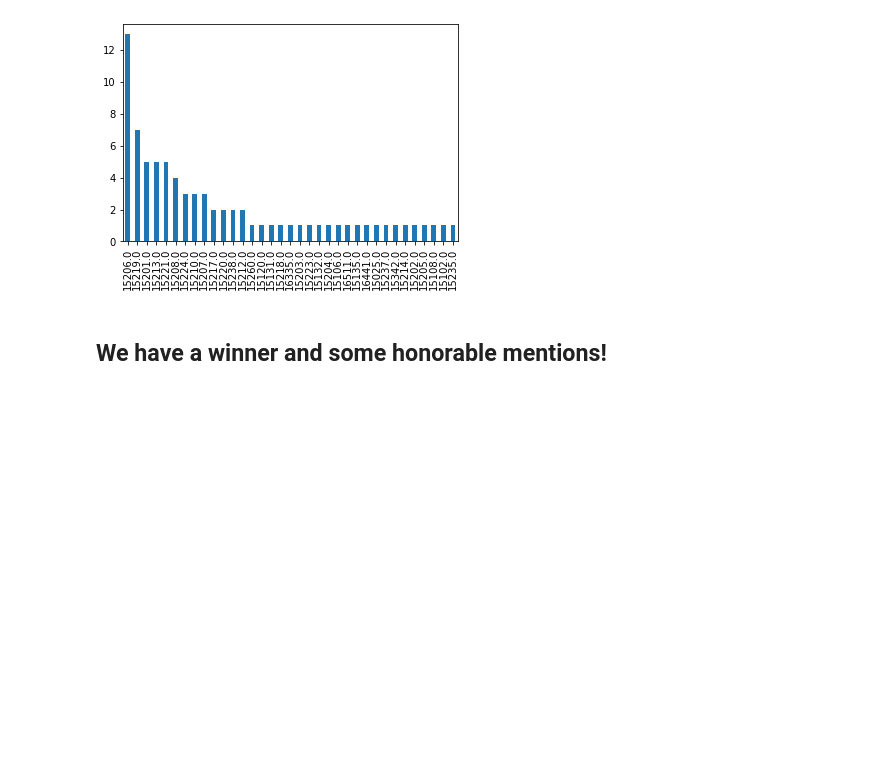
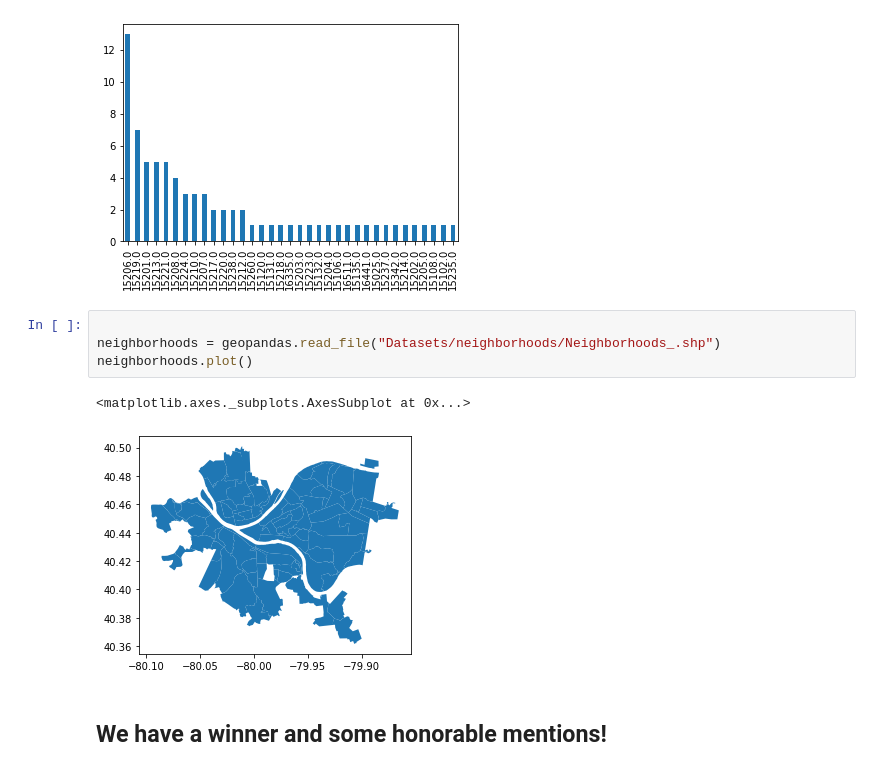
Before and after one commit to riv1ere/Final-Project, a Jupyter notebook: gardens.ipynb, the cells around one changed output. Cells and saved outputs as stored; diff of their text form; blank space fills up the shorter version.

```diff
--- a/gardens.ipynb
+++ b/gardens.ipynb
@@ -36,5 +37,12 @@ gards["zip_code"].value_counts().plot.bar()
 # %% [output]
 <matplotlib.axes._subplots.AxesSubplot at 0x...>
 [figure]
+# %%
+
+neighborhoods = geopandas.read_file("Datasets/neighborhoods/Neighborhoods_.shp")
+neighborhoods.plot()
+# %% [output]
+<matplotlib.axes._subplots.AxesSubplot at 0x...>
+[figure, added]
 # %% [markdown]
 ## We have a winner and some honorable mentions!
```
Also changed, not shown: parts of 1 cell of this notebook.
